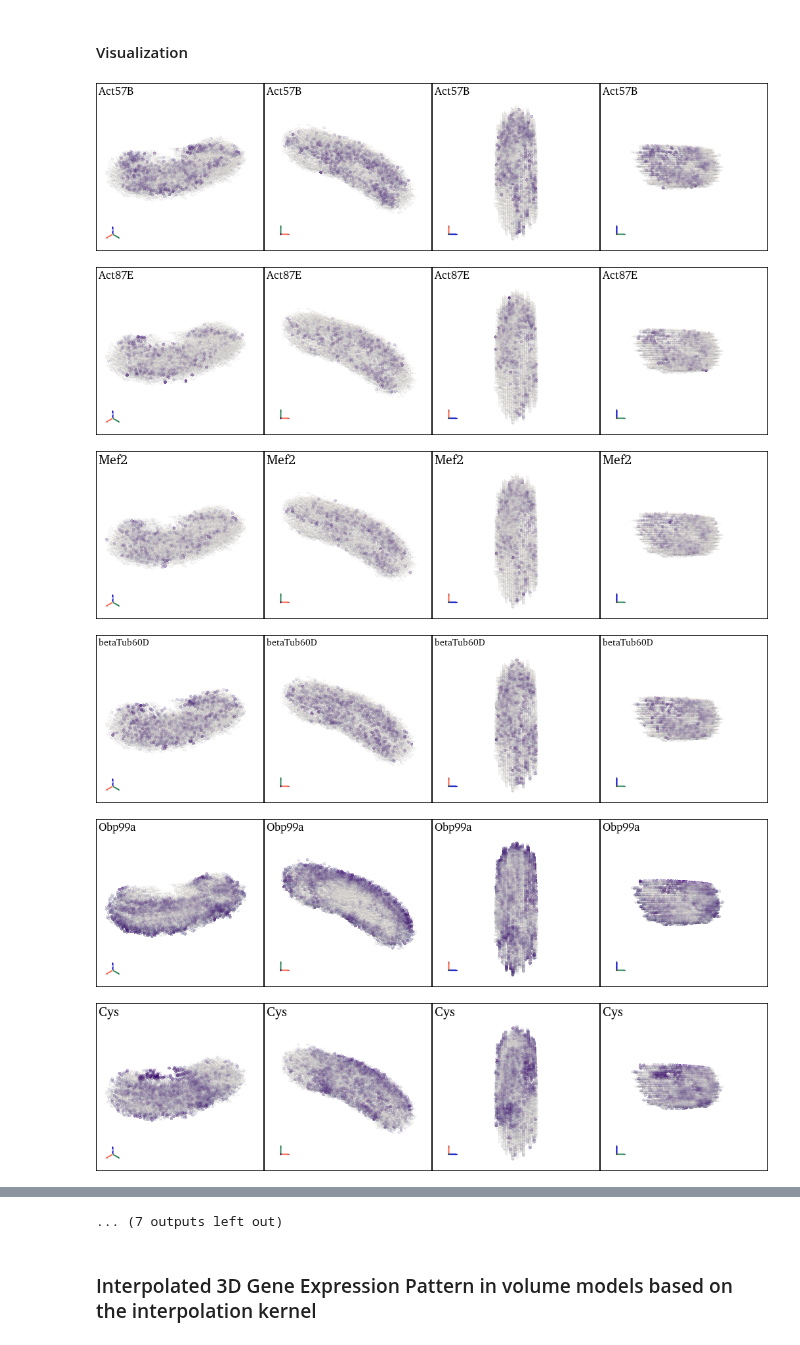
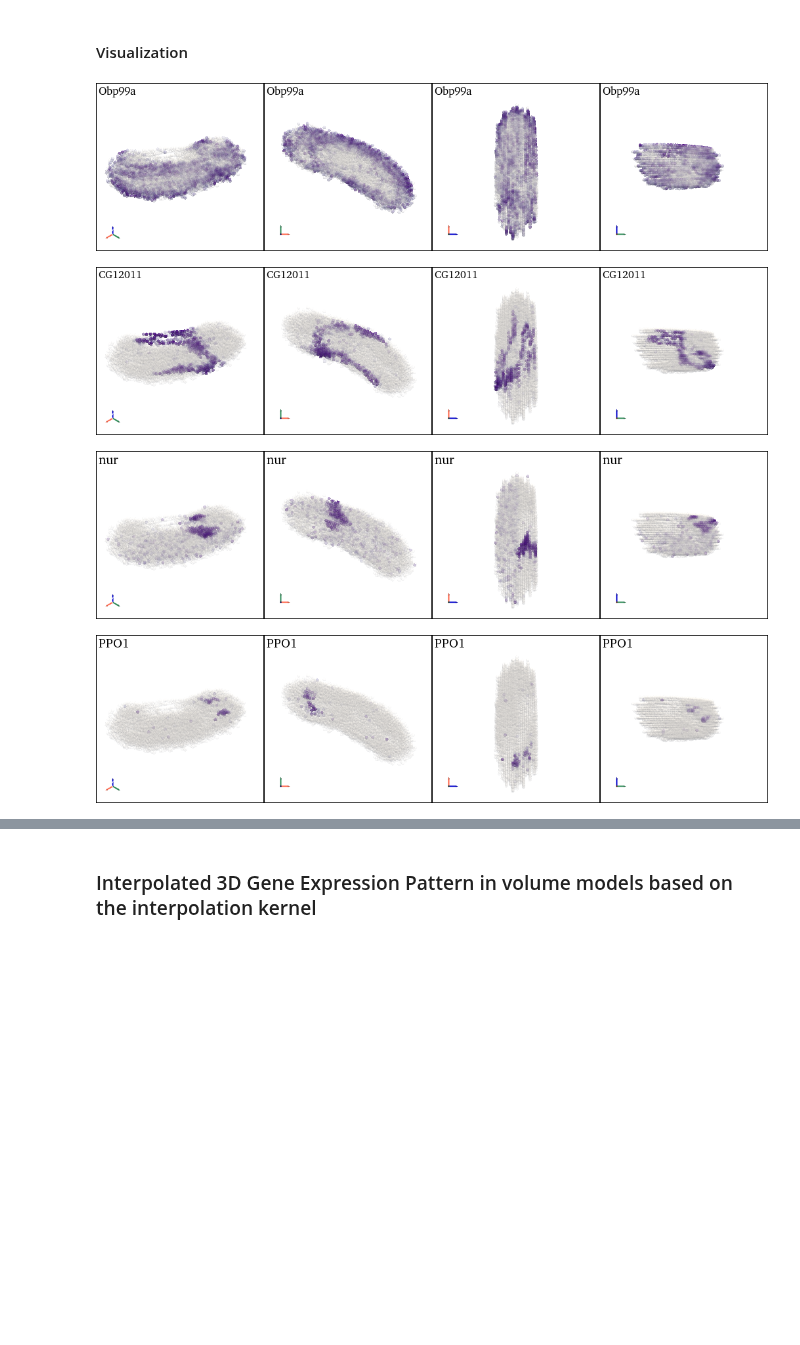
Before and after one commit to aristoteleo/spateo-notebooks, a Jupyter notebook: three_dims_reconstruction/6_gene_expression_pattern_in_3D.ipynb, the cells around one changed output, grey strips where cells are left out. Saved outputs shown, nothing was run; the diff lists cells and outputs as text; code cells hidden in the pictures; blank space fills up the shorter version.

```diff
--- a/three_dims_reconstruction/6_gene_expression_pattern_in_3D.ipynb
+++ b/three_dims_reconstruction/6_gene_expression_pattern_in_3D.ipynb
@@ -43,13 +35,11 @@ if not os.path.exists(save_cellbin_tdr_image_folder):
 # %% [markdown]
 #### Add original gene expression info to the point cloud model
 # %%
-marker_genes = ["Act57B", "Act87E", "Mef2", "betaTub60D", "Obp99a", "Cys", "sala", "HmgD", "Df31",
-                "Bacc", "cpo", "cato", "elav", "ed", "CG12011", "nur", "CG13159", "PPO1", "PPO1"]
+marker_genes = ["Obp99a", "CG12011", "nur", "PPO1"]
 
-for marker_gene in marker_genes:
-    obs_index = pc.point_data["obs_index"].tolist()
-    sub_adata = adata[obs_index, marker_gene]
-    mkg_exp = sub_adata.X.flatten().astype(np.float64)
+for mkg in marker_genes:
+    obs_index = wb_pc.point_data["obs_index"].tolist()
+    mkg_exp = adata[obs_index, mkg].X.flatten().astype(np.float64)
 
     mkg_exp_adj = mkg_exp.copy()
     mkg_exp_adj[mkg_exp_adj <= 0] = 0
@@ -59,6 +49,4 @@ for marker_gene in marker_genes:
     mkg_amap = mkg_amap / mkg_amap.max()
     mkg_amap[mkg_amap <= 0.1] = 0.1
 
-    st.tl.add_mesh_labels(mesh=pc, labels=mkg_exp_adj, key_added=marker_gene, where="point_data", colormap="Purples", alphamap=mkg_amap)
-
-print(pc.point_data)
+    st.tl.tdr.add_model_labels(model=wb_pc, labels=mkg_exp_adj, key_added=mkg, where="point_data", colormap="Purples", alphamap=mkg_amap, inplace=True)
@@ -83,23 +53,21 @@ Contains arrays :
 # %% [markdown]
 #### Visualization
 # %%
-def visualization(mesh, gene_name, jupyter=False, save_image=None):
-    p = st.pl.create_plotter(jupyter=jupyter, background="white", shape=(1, 4), window_size=(1024, 256))
+def visualization(model, gene_name, jupyter=False, save_image=None):
+    p = st.pl.create_plotter(jupyter=jupyter, off_screen=True, background="white", shape=(1, 4), window_size=(1024, 256))
     for i, cpo in enumerate(["iso", "xy", "zx", "yz"]):
         p.subplot(0, i)
-        st.pl.add_mesh(plotter=p, mesh=mesh, key=gene_name)
+        st.pl.add_model(plotter=p, model=model, key=gene_name)
         p.add_axes()
         p.add_text(gene_name, color="black", font_size=8, font="times")
         p.camera_position = cpo
     st.pl.output_plotter(p=p, filename=save_image, jupyter=jupyter)
 
 for marker_gene in marker_genes:
-    visualization(pc, gene_name=marker_gene, jupyter=True, save_image=None)
-    visualization(pc, gene_name=marker_gene, jupyter=False, save_image=os.path.join(save_cellbin_tdr_image_folder, f"{marker_gene}_pc.tiff"))
+    visualization(wb_pc, gene_name=marker_gene, jupyter=True, save_image=None)
+    visualization(wb_pc, gene_name=marker_gene, jupyter=False, save_image=os.path.join(save_cellbin_tdr_image_folder, f"{marker_gene}_pc.tiff"))
 # %% [output]
-[figure, old version]
+[figure, new version]
-[figure, old version]
+[figure, new version]
-[figure, old version]
+[figure, new version]
-[figure, old version]
+[figure, new version]
-[figure, removed]
-[figure, removed]
@@ -112,4 +74,3 @@ for marker_gene in marker_genes:
-... (7 outputs left out)
 # %% [markdown]
 ### Interpolated 3D Gene Expression Pattern in volume models based on the interpolation kernel
 # %% [markdown]
```
Also changed, not shown: parts of 16 cells of this notebook, 1 other file.
